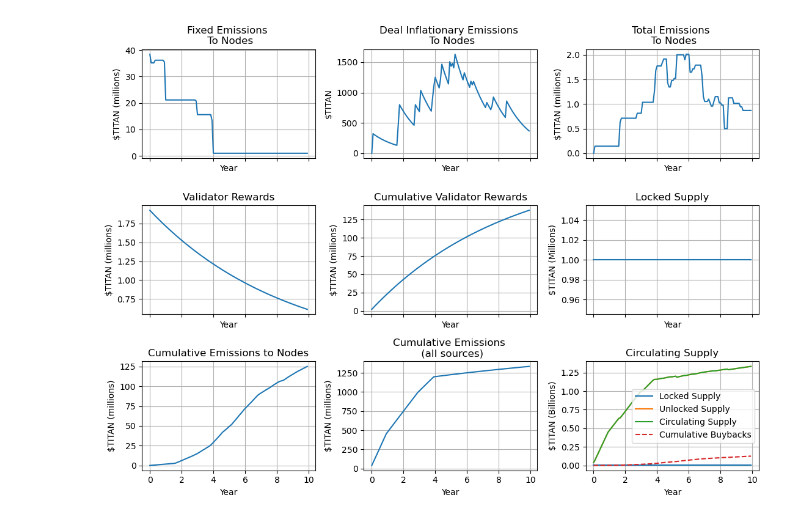
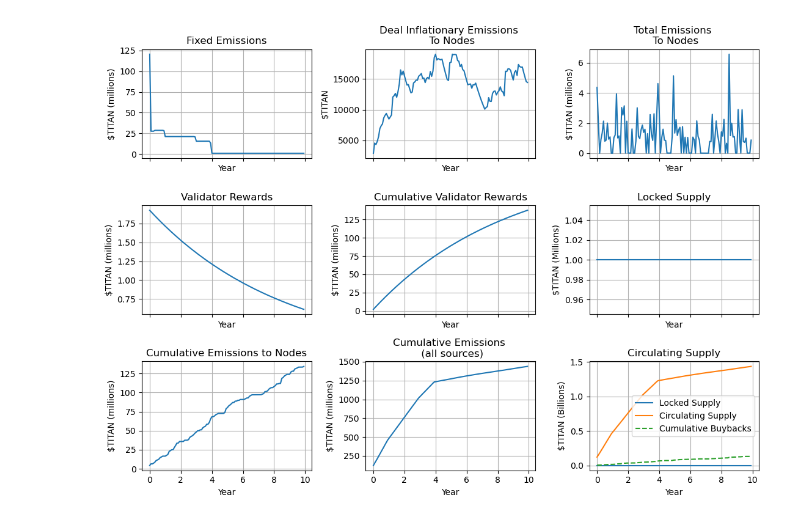
Before and after one commit to CELtd/titan, a Jupyter notebook: notebooks/network_sim.ipynb, the cells around one changed output. Cells and saved outputs as stored; diff of their text form; code cells hidden in the pictures.

```diff
--- a/notebooks/network_sim.ipynb
+++ b/notebooks/network_sim.ipynb
@@ -98,18 +100,19 @@ buckets = [
         initial_supply=0.0010*100_000_000
     ),
     EmissionBucket(
-        name="Airdrop",
+        name="Testnet Token Allocation",
         emissions_per_month=90_000_000/12.0,
         start_month=0,
         months_to_emit=12,
         initial_supply=0.0038*90_000_000
     ),
     EmissionBucket(
-        name="Market Making Reserve",
-        emissions_per_month=90_000_000/12.0,
+        name="Market Making Reserve",  # assume all liquid immediately for the market
+                                       # double check whether this makes sense
+        emissions_per_month=0,
         start_month=0,
-        months_to_emit=12,
-        initial_supply=0.0038*90_000_000
+        months_to_emit=0,
+        initial_supply=90_000_000
     ),
     EmissionBucket(
         name="Builder, Startup & Devs",
@@ -143,7 +146,7 @@ config = TitanSimulationConfig(
     geography_multipliers=geo_multipliers,
     buyback_portion=0.8,  # 80% of deal value used for buybacks
     simulation_months=120,  # 10 years
-    buyback_vesting_months=36,
+    buyback_vesting_months=1,  # assume deals are on a monthly cadence
     validator_total_rewards=200_000_000,
     validator_half_life_months=72,
     locking_vector=np.ones(120)*1_000_000
@@ -151,11 +154,11 @@ config = TitanSimulationConfig(
 
 # Generate random deals
 deals = generate_random_deals(
-    num_deals=20,
+    num_deals=120,  # 1 deal / month
     max_months=120,
-    value_range=(10_000, 50_000),
+    value_range=(75_000, 125_000),  # average 100k
     geographies=list(geo_multipliers.keys()),
-    price_range=(0.001, 0.01),
+    price_range=(0.05, 0.10),  # token price between 0.05 and 0.10
     seed=42
 )
 # %%
@@ -180,7 +201,7 @@ fig, axs = plt.subplots(3, 3, figsize=(11, 8), sharex=True)
 axx = axs[0,0]
 axx.plot(results.index/12, results['total_fixed_emissions']/1e6)
 axx.set_ylabel('$TITAN (millions)')
-axx.set_title('Fixed Emissions \n To Nodes')
+axx.set_title('Fixed Emissions')
 axx.set_xlabel('Year')
 axx.grid(True)
 
@@ -225,32 +246,31 @@ axx = axs[2,0]
 axx.plot(results.index/12, total_to_miners_cum/1e6)
 axx.set_ylabel('$TITAN (millions)')
 axx.set_xlabel('Year')
 axx.set_title('Cumulative Emissions to Nodes')
 axx.grid(True)
 
 axx = axs[2,1]
 axx.plot(results.index/12, results['cumulative_emissions']/1e6)
 axx.set_ylabel('$TITAN (millions)')
 axx.set_xlabel('Year')
 axx.set_title('Cumulative Emissions \n (all sources)')
 axx.grid(True)
 
 axx = axs[2,2]
 axx.plot(results.index/12, results['locked_supply']/1e9, label='Locked Supply')
-axx.plot(results.index/12, results['unlocked_supply']/1e9, label='Unlocked Supply')
 axx.plot(results.index/12, results['circulating_supply']/1e9, label='Circulating Supply')
 axx.set_ylabel('$TITAN (Billions)')
 axx.set_xlabel('Year')
 axx.set_title('Circulating Supply')
 axx.grid(True)
 axx.legend()
 
 if 'vested_buybacks' in results.columns:
     cumulative_buybacks = results['vested_buybacks'].cumsum()
     axx.plot(results.index/12, cumulative_buybacks/1e9, label='Cumulative Buybacks', linestyle='--')
 axx.legend()
 
 plt.tight_layout()
 plt.show()
 # %% [output]
-[figure, old version]
+[figure, new version]
```
Also changed, not shown: parts of 7 cells of this notebook, 2 other files.
